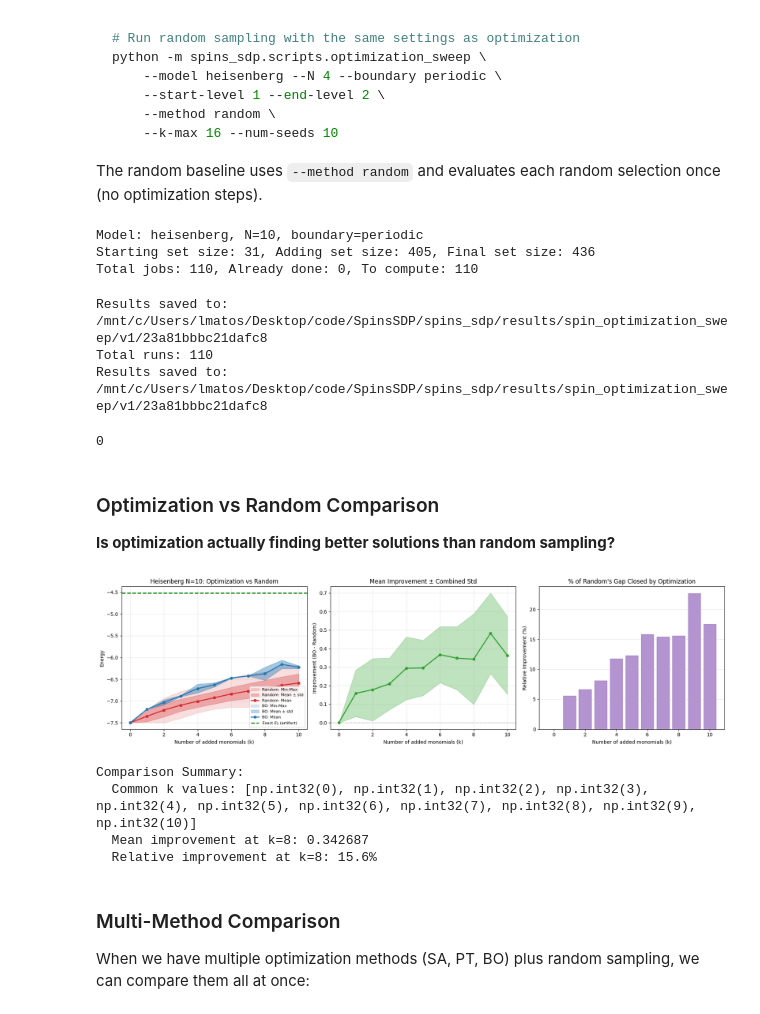
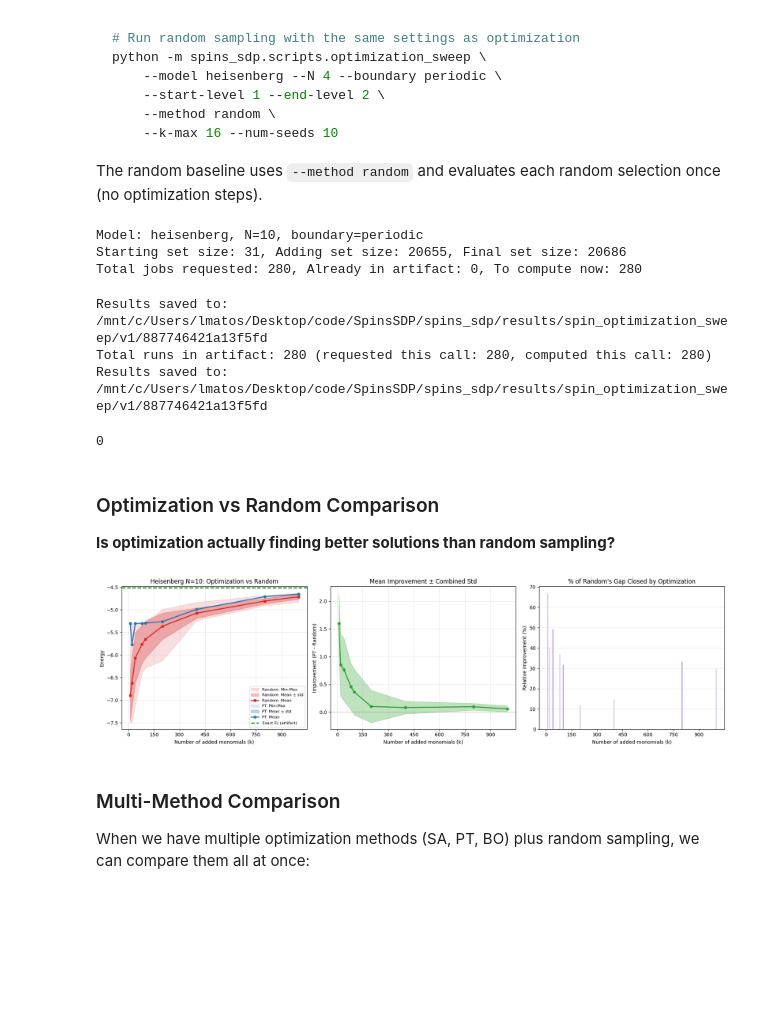
Before and after one commit to Ciscone7/OptimalMomentsNPA, a Jupyter notebook: workflow_demo.ipynb, the cells around one changed output. Drawn from its saved outputs; the diff is of its cells as text; code cells hidden in the pictures; blank space fills up the shorter version.

Commit message:
symmetries + montecarlo optimization

```diff
--- a/workflow_demo.ipynb
+++ b/workflow_demo.ipynb
@@ -404,7 +435,7 @@ python -m spins_sdp.scripts.optimization_sweep \
 
 The random baseline uses `--method random` and evaluates each random selection once (no optimization steps).
 # %%
-# Run random sampling baseline
+# Run random sampling baseline with all symmetries
 from spins_sdp.scripts import optimization_sweep
 
 optimization_sweep.main([
@@ -412,19 +443,20 @@ optimization_sweep.main([
     "--N", "10",
     "--boundary", "periodic",
     "--start-level", "1",
-    "--end-level", "2",
+    "--end-level", "4",
     "--method", "random",  # Random sampling
-    "--k-max", "10",
-    "--num-seeds", "10",   # More seeds for statistical power
+    "--ks", "10", "20", "40", "80", "100", "150", "200", "250", "300", "350", "400", "600", "800", "1000",
+    "--num-seeds", "20",   # More seeds for statistical power
     "--resume",
+    "--use-all-symmetries",  # Use all symmetries for Heisenberg
 ])
 # %% [output]
 Model: heisenberg, N=10, boundary=periodic
-Starting set size: 31, Adding set size: 405, Final set size: 436
-Total jobs: 110, Already done: 0, To compute: 110
+Starting set size: 31, Adding set size: 20655, Final set size: 20686
+Total jobs requested: 280, Already in artifact: 0, To compute now: 280
-Results saved to: /mnt/c/Users/lmatos/Desktop/code/SpinsSDP/spins_sdp/results/spin_optimization_sweep/v1/23a81bbbc21dafc8
-Total runs: 110
-Results saved to: /mnt/c/Users/lmatos/Desktop/code/SpinsSDP/spins_sdp/results/spin_optimization_sweep/v1/23a81bbbc21dafc8
+Results saved to: /mnt/c/Users/lmatos/Desktop/code/SpinsSDP/spins_sdp/results/spin_optimization_sweep/v1/887746421a13f5fd
+Total runs in artifact: 280 (requested this call: 280, computed this call: 280)
+Results saved to: /mnt/c/Users/lmatos/Desktop/code/SpinsSDP/spins_sdp/results/spin_optimization_sweep/v1/887746421a13f5fd
 0
 # %% [markdown]
 ### Optimization vs Random Comparison
@@ -433,27 +465,17 @@ Results saved to: /mnt/c/Users/lmatos/Desktop/code/SpinsSDP/spins_sdp/results/sp
 # %%
 # Compare optimization vs random sampling
 from plots import plot_optimization_vs_random
 
 comparison = plot_optimization_vs_random(
     model="heisenberg",
     N=10,
     boundary="periodic",
     start_level=1,
-    end_level=2,
-    optimization_method="bo",  # Compare SA optimization vs random
+    end_level=4,
+    optimization_method="pt",  # Compare PT optimization vs random
 )
-
-# Print summary statistics
-print(f"\nComparison Summary:")
-print(f"  Common k values: {list(comparison['common_ks'])}")
-print(f"  Mean improvement at k=8: {comparison['improvement']['mean'][8]:.6f}")
-print(f"  Relative improvement at k=8: {comparison['improvement']['relative_percent'][8]:.1f}%")
 # %% [output]
-[figure, old version]
+[figure, new version]
-Comparison Summary:
-  Common k values: [np.int32(0), np.int32(1), np.int32(2), np.int32(3), np.int32(4), np.int32(5), np.int32(6), np.int32(7), np.int32(8), np.int32(9), np.int32(10)]
-  Mean improvement at k=8: 0.342687
-  Relative improvement at k=8: 15.6%
 # %% [markdown]
 ### Multi-Method Comparison
 
```
Also changed, not shown: parts of 22 cells of this notebook, 9 other files.
